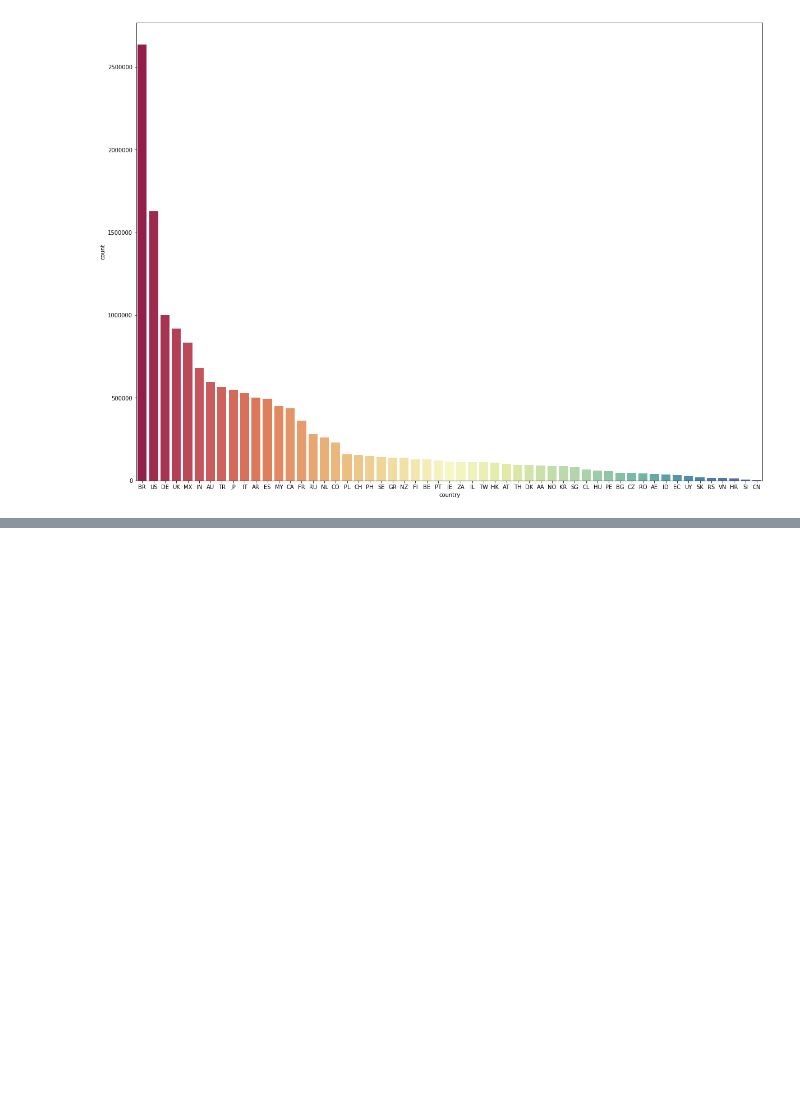
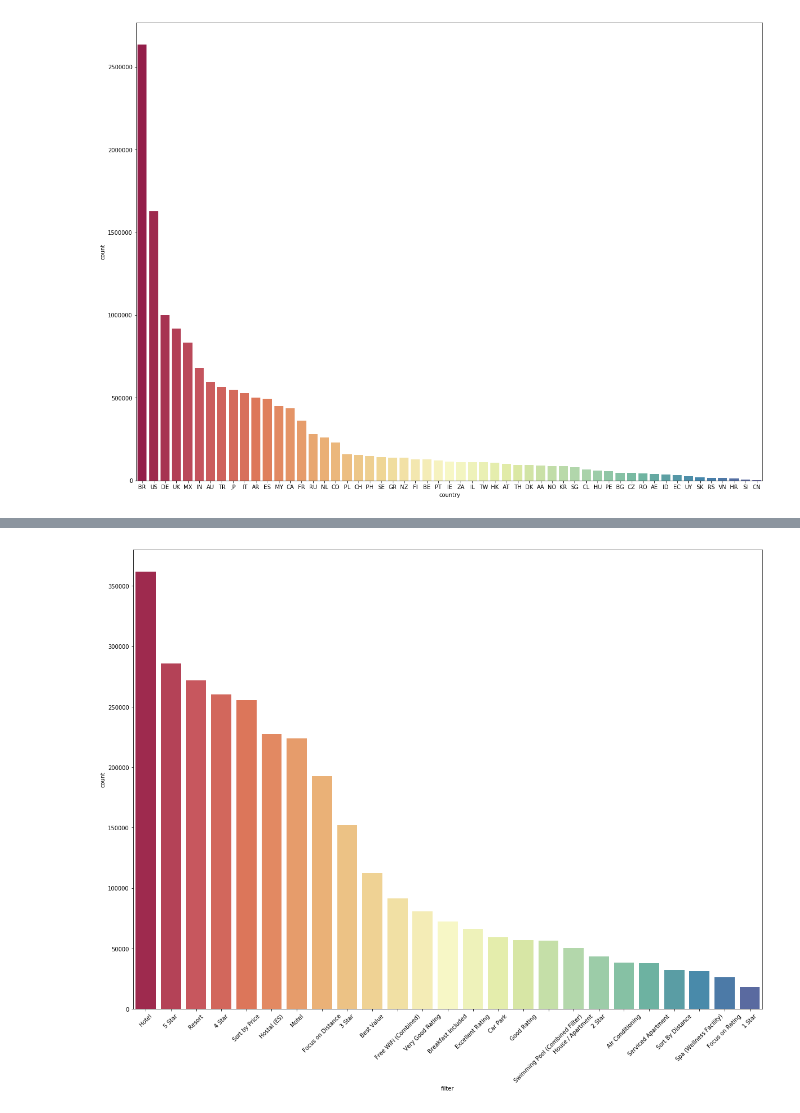
Before and after one commit to antonpetkoff/recsys-2019, a Jupyter notebook: notebooks/01-data-exploration.ipynb, the cells around one changed output, grey strips where cells are left out. Drawn from its saved outputs; the diff is of its cells as text; code cells hidden in the pictures; blank space fills up the shorter version.

Commit message:
Analyze filters, used by users

```diff
--- a/notebooks/01-data-exploration.ipynb
+++ b/notebooks/01-data-exploration.ipynb
@@ -169,0 +207,3 @@ worldmap_chart.render_to_file('02-actions_by_country.svg')
+# %%
+df_filters = df['current_filters'].dropna().apply(lambda x: x.split('|'))
+df_filters
@@ -169,0 +228,7 @@ worldmap_chart.render_to_file('02-actions_by_country.svg')
+# %%
+all_filters = np.hstack(df_filters.ravel())
+# %%
+df_unique_filters = pd.DataFrame.from_dict(Counter(all_filters), orient='index').reset_index()
+df_unique_filters = df_unique_filters.rename(columns={'index': 'filter', 0: 'count'})
+df_unique_filters = df_unique_filters.sort_values(by='count', ascending=False)
+df_unique_filters.head(20)
@@ -169,0 +253,9 @@ worldmap_chart.render_to_file('02-actions_by_country.svg')
+# %%
+# most used filters by users
+
+plt.figure(figsize=(20,15))
+filter_plot = sns.barplot(x='filter',y='count', data=df_unique_filters.head(25), palette='Spectral')
+for item in filter_plot.get_xticklabels():
+    item.set_rotation(45)
+# %% [output]
+[figure, added]
```
Also changed, not shown: parts of 6 cells of this notebook.
